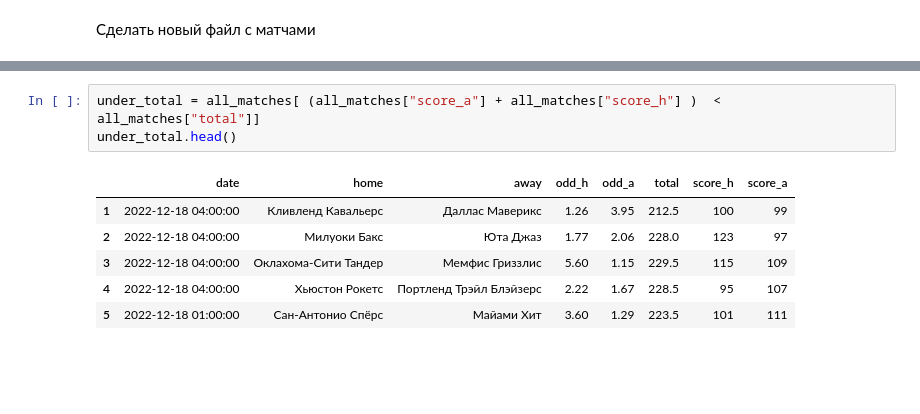
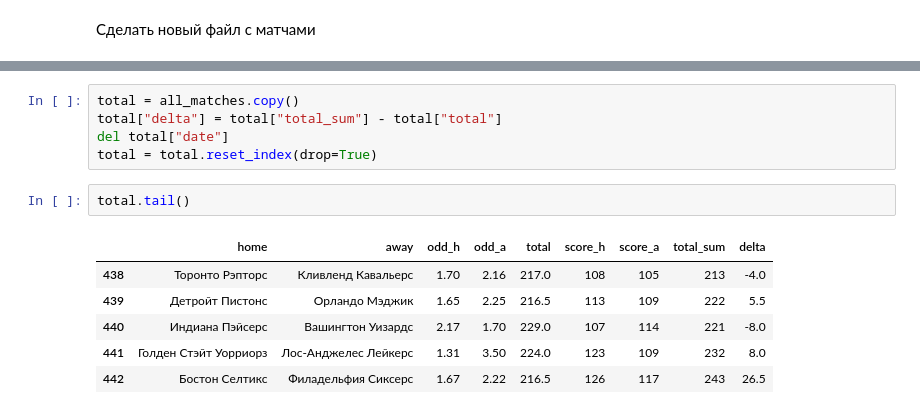
Before and after one commit to glahiator/basket_total, a Jupyter notebook: analyze.ipynb, the cells around one changed output, grey strips where cells are left out. Drawn from its saved outputs; the diff is of its cells as text; blank space fills up the shorter version.

```diff
--- a/analyze.ipynb
+++ b/analyze.ipynb
@@ -58,10 +63,14 @@ all_matches.tail(13)
-# %%
-under_total = all_matches[ (all_matches["score_a"] + all_matches["score_h"] )  < all_matches["total"]]
-under_total.head()
-# %% [output]
-|  | date | home | away | odd_h | odd_a | total | score_h | score_a |
-| 1 | 2022-12-18 04:00:00 | Кливленд Кавальерс | Даллас Маверикс | 1.26 | 3.95 | 212.5 | 100 | 99 |
-| 2 | 2022-12-18 04:00:00 | Милуоки Бакс | Юта Джаз | 1.77 | 2.06 | 228.0 | 123 | 97 |
-| 3 | 2022-12-18 04:00:00 | Оклахома-Сити Тандер | Мемфис Гриззлис | 5.60 | 1.15 | 229.5 | 115 | 109 |
-| 4 | 2022-12-18 04:00:00 | Хьюстон Рокетс | Портленд Трэйл Блэйзерс | 2.22 | 1.67 | 228.5 | 95 | 107 |
-| 5 | 2022-12-18 01:00:00 | Сан-Антонио Спёрс | Майами Хит | 3.60 | 1.29 | 223.5 | 101 | 111 |
+# %%
+total = all_matches.copy()
+total["delta"] = total["total_sum"] - total["total"]
+del total["date"]
+total = total.reset_index(drop=True)
+# %%
+total.tail()
+# %% [output]
+|  | home | away | odd_h | odd_a | total | score_h | score_a | total_sum | delta |
+| 438 | Торонто Рэпторс | Кливленд Кавальерс | 1.70 | 2.16 | 217.0 | 108 | 105 | 213 | -4.0 |
+| 439 | Детройт Пистонс | Орландо Мэджик | 1.65 | 2.25 | 216.5 | 113 | 109 | 222 | 5.5 |
+| 440 | Индиана Пэйсерс | Вашингтон Уизардс | 2.17 | 1.70 | 229.0 | 107 | 114 | 221 | -8.0 |
+| 441 | Голден Стэйт Уорриорз | Лос-Анджелес Лейкерс | 1.31 | 3.50 | 224.0 | 123 | 109 | 232 | 8.0 |
+| 442 | Бостон Селтикс | Филадельфия Сиксерс | 1.67 | 2.22 | 216.5 | 126 | 117 | 243 | 26.5 |
```
Also changed, not shown: parts of 5 cells of this notebook, 3 other files.
